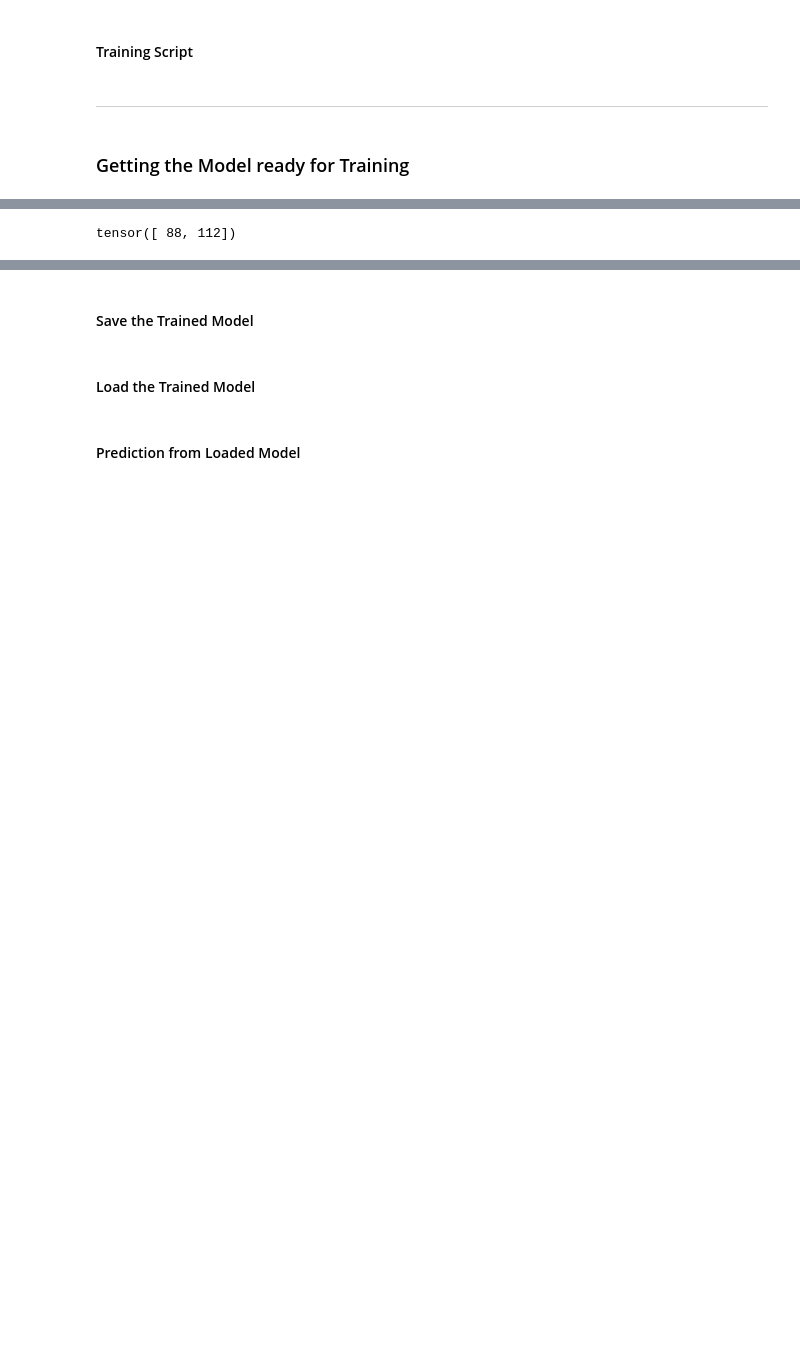
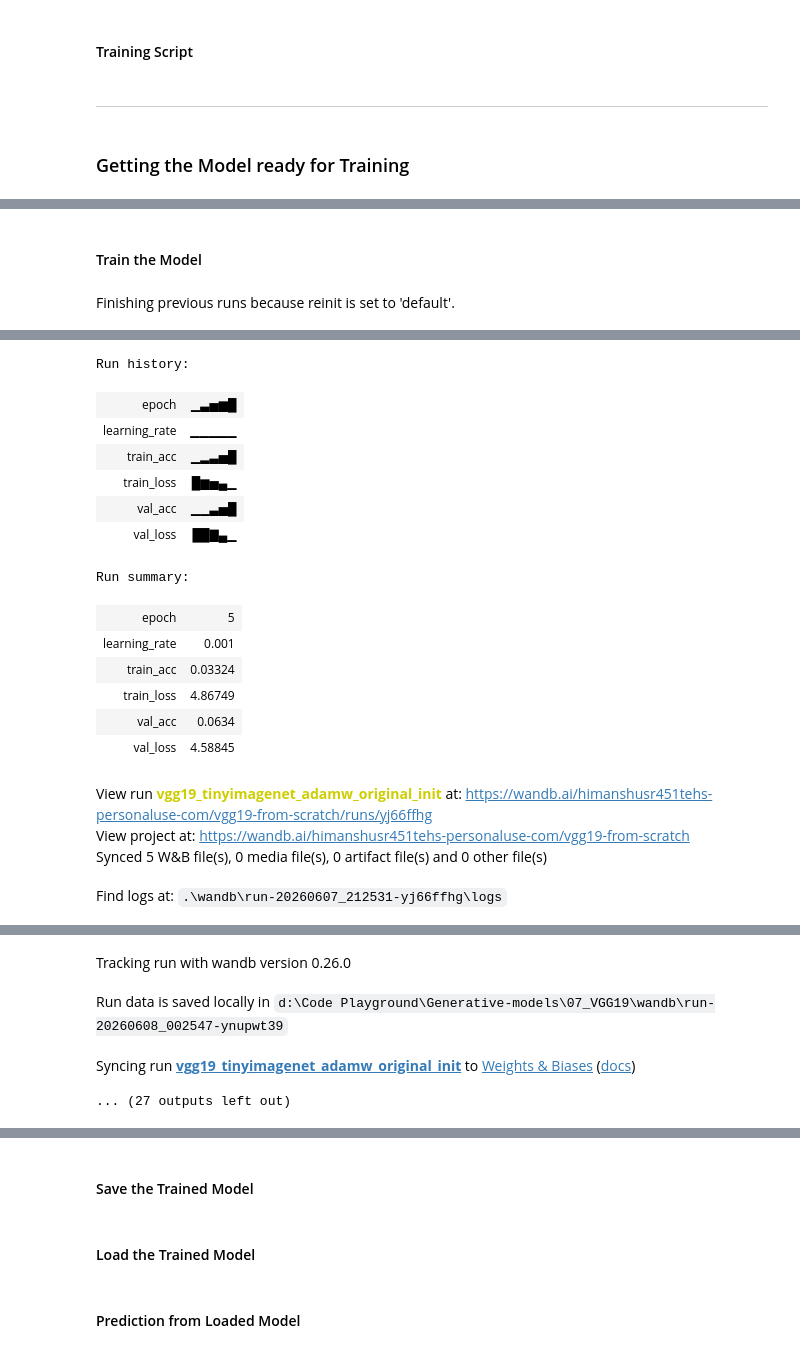
Before and after one commit to Himanshu7921/generative-architectures-lab, a Jupyter notebook: 07_VGG19/vgg19.ipynb, the cells around one changed output, grey strips where cells are left out. Drawn from its saved outputs; the diff is of its cells as text; code cells hidden in the pictures; blank space fills up the shorter version.

```diff
--- a/07_VGG19/vgg19.ipynb
+++ b/07_VGG19/vgg19.ipynb
@@ -781,14 +1163,17 @@ def train_model(model, optimizer, loader, device):
 model = VGG19(
     in_channels = config["in_channels"]
 )
-# optimizer = torch.optim.AdamW(
-#     model.parameters(),
-#     lr=0.01,
-#     weight_decay=1e-4
-# )
 optimizer = torch.optim.SGD(
     model.parameters(),
-    lr=0.01,
+    lr=0.001,
     momentum=0.9,
-    weight_decay=5e-4
+    weight_decay=config["weight_decay"]
 )
+# Accordingly to the paper: The learning rate was initially set to 1e−2, and then decreased by a factor of 10 when the validation
+# set accuracy stopped improving. In total, the learning rate was decreased 3 times
+scheduler = torch.optim.lr_scheduler.ReduceLROnPlateau(
+    optimizer,
+    mode="min",
+    factor=0.1,
+    patience=3
+)
@@ -983,9 +1342,18 @@ Predictions = tensor([ 88, 112, 130, 132,  89,   0, 170,  24,  80,  31]) | Origi
 #  > Architecture is trainable
 
 # Predictions = tensor([ 88, 112, 130, 132,  89,   0, 170,  24,  80,  31]) | Original Labels: tensor([ 88, 112, 130, 132,  89,   0, 170,  24,  80,  31])
-# %%
-img = images[:2]
-labels = labels[:2]
-overfitted_model(img).argmax(-1)
-# %% [output]
-tensor([ 88, 112])
+# %% [markdown]
+#### Train the Model
+# %%
+device = torch.device('cuda' if torch.cuda.is_available() else 'cpu')
+model, best_val_loss = train_model(
+    model = model,
+    optimizer = optimizer,
+    scheduler = scheduler,
+    train_loader = train_loader,
+    val_loader = val_loader,
+    device = device,
+    resume = True
+)
+# %% [output]
+Finishing previous runs because reinit is set to 'default'.
@@ -991,0 +1361,18 @@ tensor([ 88, 112])
+Run history:
+| epoch | ▁▃▅▆█ |
+| learning_rate | ▁▁▁▁▁ |
+| train_acc | ▁▂▃▅█ |
+| train_loss | █▆▅▄▁ |
+| val_acc | ▁▁▃▅█ |
+| val_loss | ██▇▄▁ |
+Run summary:
+| epoch | 5 |
+| learning_rate | 0.001 |
+| train_acc | 0.03324 |
+| train_loss | 4.86749 |
+| val_acc | 0.0634 |
+| val_loss | 4.58845 |
+View run vgg19_tinyimagenet_adamw_original_init at: https://wandb.ai/himanshusr451tehs-personaluse-com/vgg19-from-scratch/runs/yj66ffhg
+View project at: https://wandb.ai/himanshusr451tehs-personaluse-com/vgg19-from-scratch
+Synced 5 W&B file(s), 0 media file(s), 0 artifact file(s) and 0 other file(s)
+Find logs at: .\wandb\run-20260607_212531-yj66ffhg\logs
@@ -991,0 +1380,4 @@ tensor([ 88, 112])
+Tracking run with wandb version 0.26.0
+Run data is saved locally in d:\Code Playground\Generative-models\07_VGG19\wandb\run-20260608_002547-ynupwt39
+Syncing run vgg19_tinyimagenet_adamw_original_init to Weights & Biases (docs)
+... (27 outputs left out)
```
Also changed, not shown: parts of 22 cells of this notebook.
